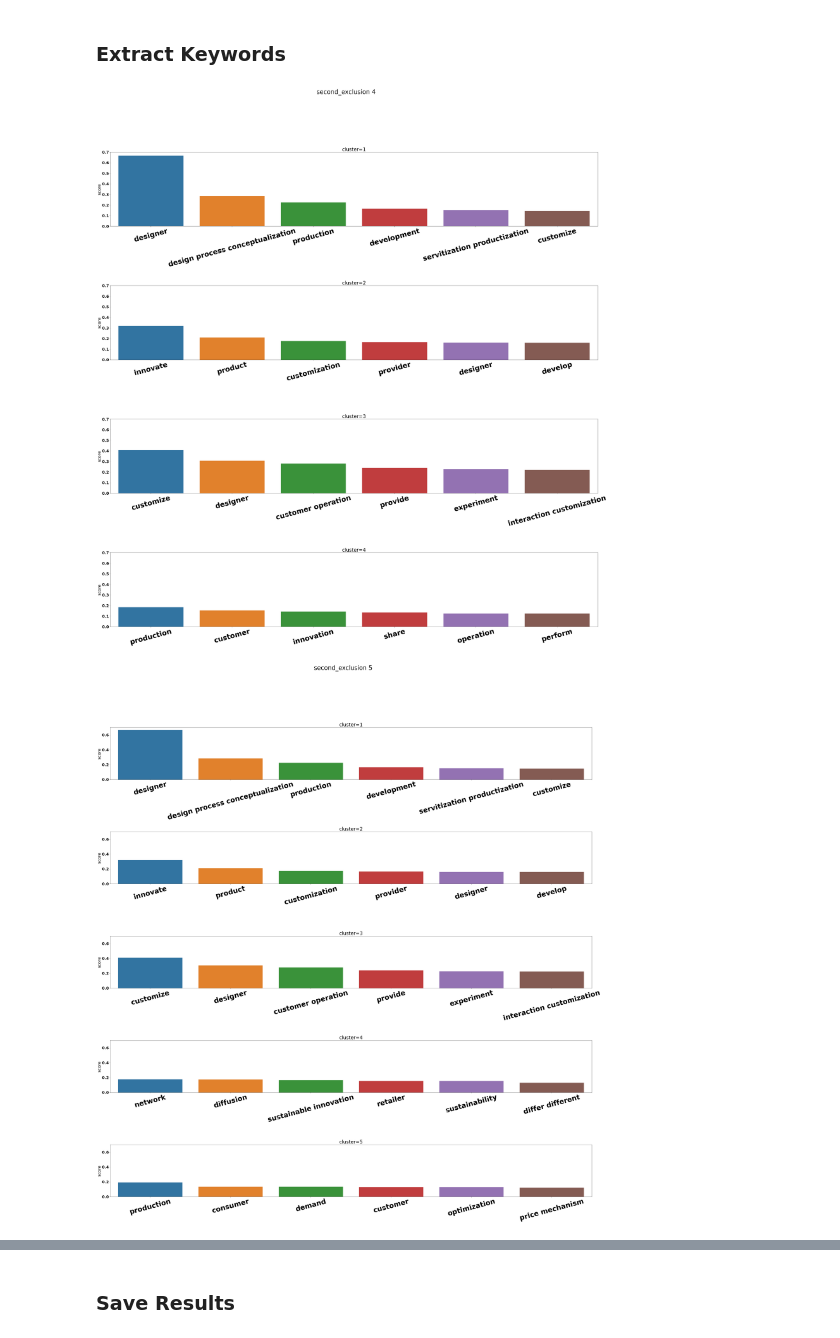
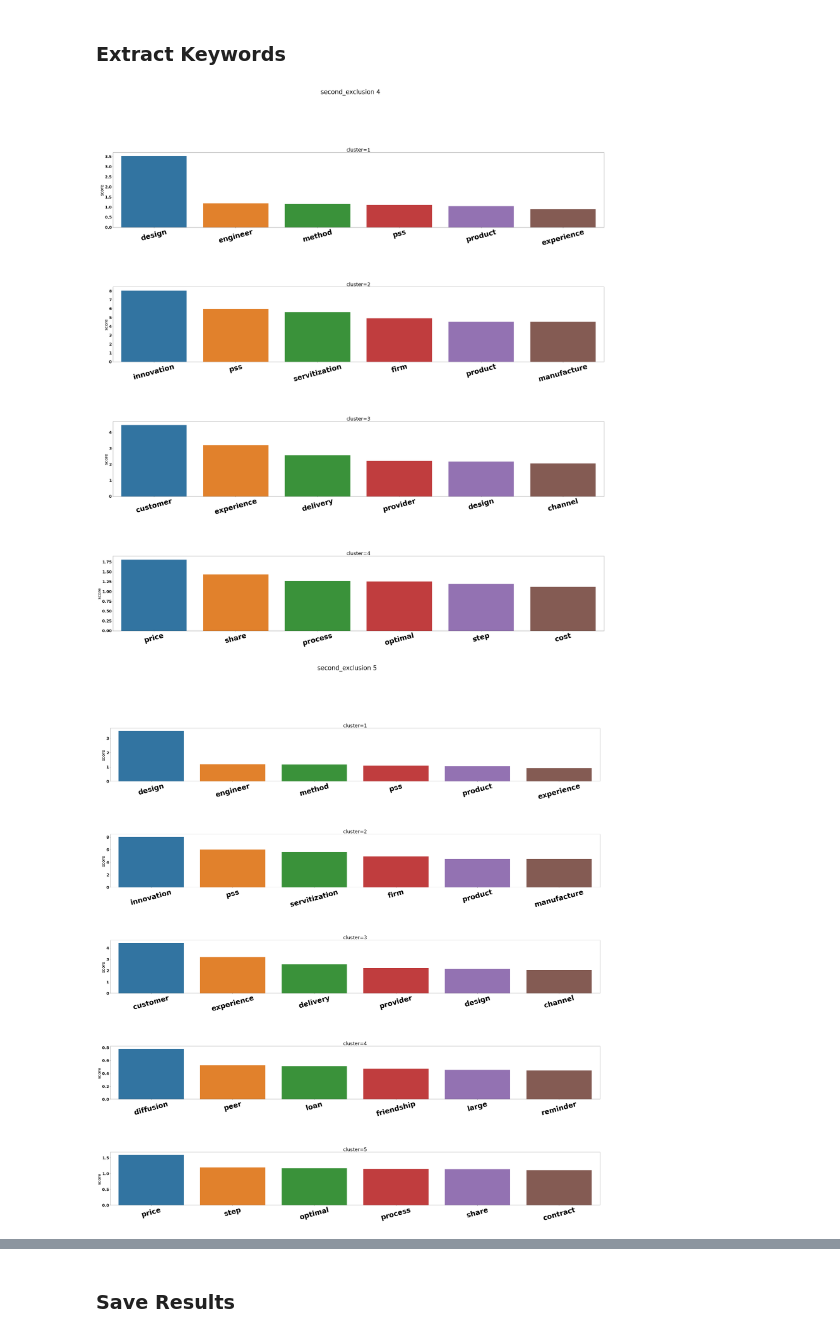
Before and after one commit to Thopiax/AbstractsAnalysis, a Jupyter notebook: second/second_abstract_list.ipynb, the cells around one changed output, grey strips where cells are left out. Saved outputs shown, nothing was run; the diff lists cells and outputs as text; code cells hidden in the pictures.

Commit message:
Implement tf-idf keyword clustering

```diff
--- a/second/second_abstract_list.ipynb
+++ b/second/second_abstract_list.ipynb
@@ -54,8 +54,9 @@ Construct preprocessed abstracts with custom filters.
 # %%
 df = pd.read_csv("./data/text_allyears.csv", header=0, index_col=0).dropna(subset=["Abstract"])
 # %%
+abbreviations = ["pss"]
 def lemmatize(s):
-    return " ".join([en.lemma(w) for w in s.split()])
+    return " ".join([en.lemma(w) if w not in abbreviations else w for w in s.split()])
 
 cp1252_pattern = re.compile(u"“|”|’|‘|—|\?")
 def strip_cp1252_punctuation(s):
@@ -88,7 +89,7 @@ def convert_glove_2_w2v():
 
     return KeyedVectors.load_word2vec_format(tmp_file)
 
-# model = convert_glove_2_w2v()
+model = convert_glove_2_w2v()
 # %%
 def calculate_distance_matrix():
     s = preprocessed_abstracts.size
@@ -181,13 +238,14 @@ for i in range(2, 12):
 # %%
-def cluster_keyword_scores(clusters, word_count=6, score_threshold=0.14, common_words=[]):
+def text_rank_keyword_scores(clusters, word_count=6, debug=False, **kwds):
     result = []
 
-    # first stemming removes suffixes and stems normal words, second stems those that only got their suffixes stripped
-    scored_keywords = preprocessed_abstracts.apply(" ".join)\
-                                            .apply(lambda s: re.sub(u"–", " ", s))\
-                                            .groupby(clusters)\
-                                            .apply(" ".join)\
-                                            .apply(lambda x: keywords(x, scores=True, split=True))
+    abstracts = preprocessed_abstracts if use_preprocessed else simple_preprocess_with_exclusion
+
+    scored_keywords = abstracts.apply(" ".join)\
+                               .apply(lambda s: re.sub(u"–", " ", s))\
+                               .groupby(clusters)\
+                               .apply(". ".join)\
+                               .apply(lambda x: keywords(x, scores=True, **kwds))
 
 
     for group, kw_list in scored_keywords.iteritems():
@@ -199,16 +257,21 @@ def cluster_keyword_scores(clusters, word_count=6, score_threshold=0.14, common_
 
             stemmed_keyword = stem_text(stem_text(keyword))
 
+            if debug:
+                print(", ".join([keyword, stemmed_keyword, str(score), str(stemmed_keywords_seen)]))
+
             if stemmed_keyword not in stemmed_keywords_seen:
                 stemmed_keywords_seen.add(stemmed_keyword)
                 result.append((group, keyword, score))
 
     return pd.DataFrame(result, columns=["cluster", "keyword", "score"])
 # %%
-def plot_cluster_keywords(X, n_clusters, name, suffix="", **kwds):
-    X_scores = cluster_keyword_scores(cluster(X, n_clusters), **kwds)
+def plot_cluster_keywords(X, n_clusters, name, clustering_func=text_rank_keyword_scores, **kwds):
+    clustering_func_name = "text_rank" if clustering_func == text_rank_keyword_scores else "tfidf"
 
-    fig, axes = plt.subplots(nrows=n_clusters, sharey=True)
+    X_scores = clustering_func(cluster(X, n_clusters), **kwds)
+
+    fig, axes = plt.subplots(nrows=n_clusters)
 
     fig.suptitle(f"{name} {n_clusters}", fontsize=35)
     fig.set_figheight(50)
@@ -229,12 +292,12 @@ def plot_cluster_keywords(X, n_clusters, name, suffix="", **kwds):
 
     plt.subplots_adjust(hspace=n_clusters*0.2)
 
-    fig.savefig(f'plots/{name}/keywords_{n_clusters}{suffix}.pdf', format='pdf')
+    fig.savefig(f'plots/{name}/keywords_{n_clusters}_{clustering_func_name}_{"_".join(f"{k}{v}" for (k, v) in kwds.items() if k != "debug")}.pdf', format='pdf')
 # %%
-plot_cluster_keywords(abstract_df, 4, "second_exclusion", "split")
+plot_cluster_keywords(abstract_df, 4, "second_exclusion", clustering_func=tfidf_keyword_scores)
 # %% [output]
-[figure, old version]
+[figure, new version]
 # %%
-plot_cluster_keywords(abstract_df, 5, "second_exclusion")
+plot_cluster_keywords(abstract_df, 5, "second_exclusion", clustering_func=tfidf_keyword_scores)
 # %% [output]
-[figure, old version]
+[figure, new version]
```
Also changed, not shown: parts of 7 cells of this notebook, 3 other files.
